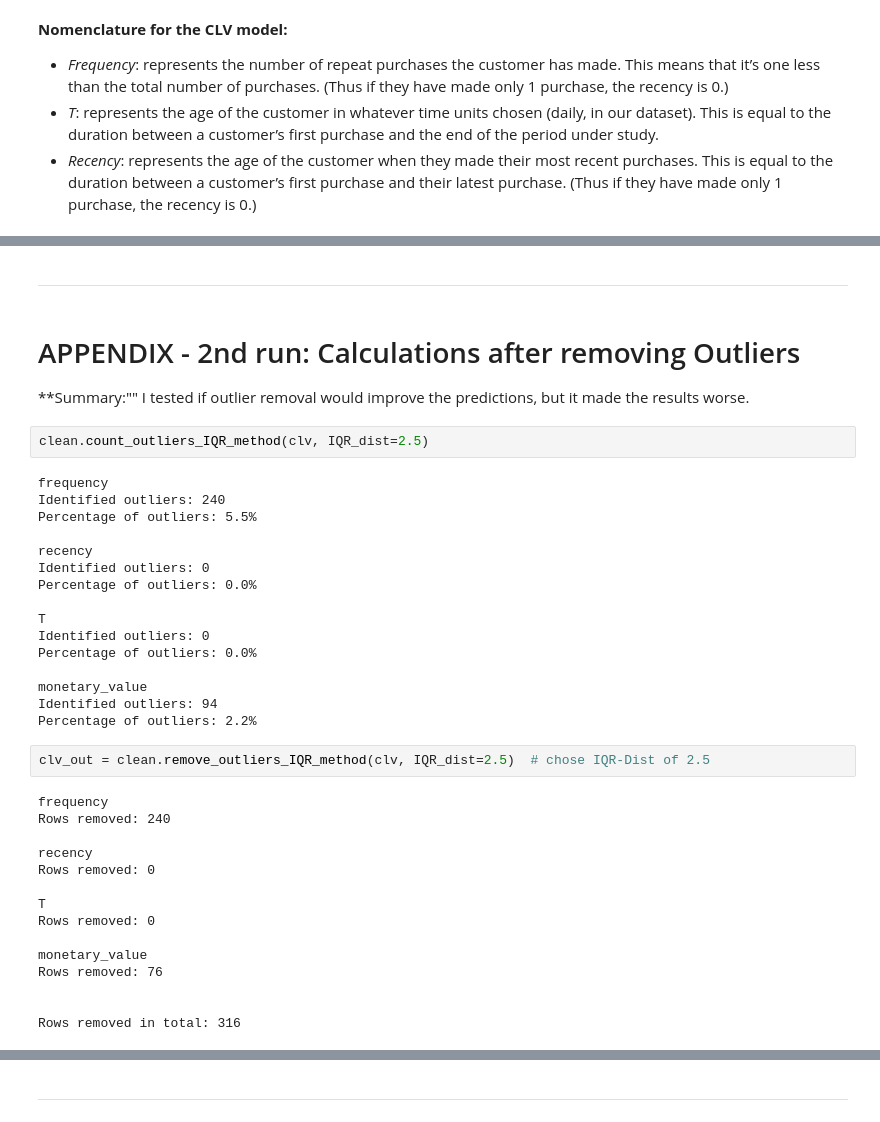
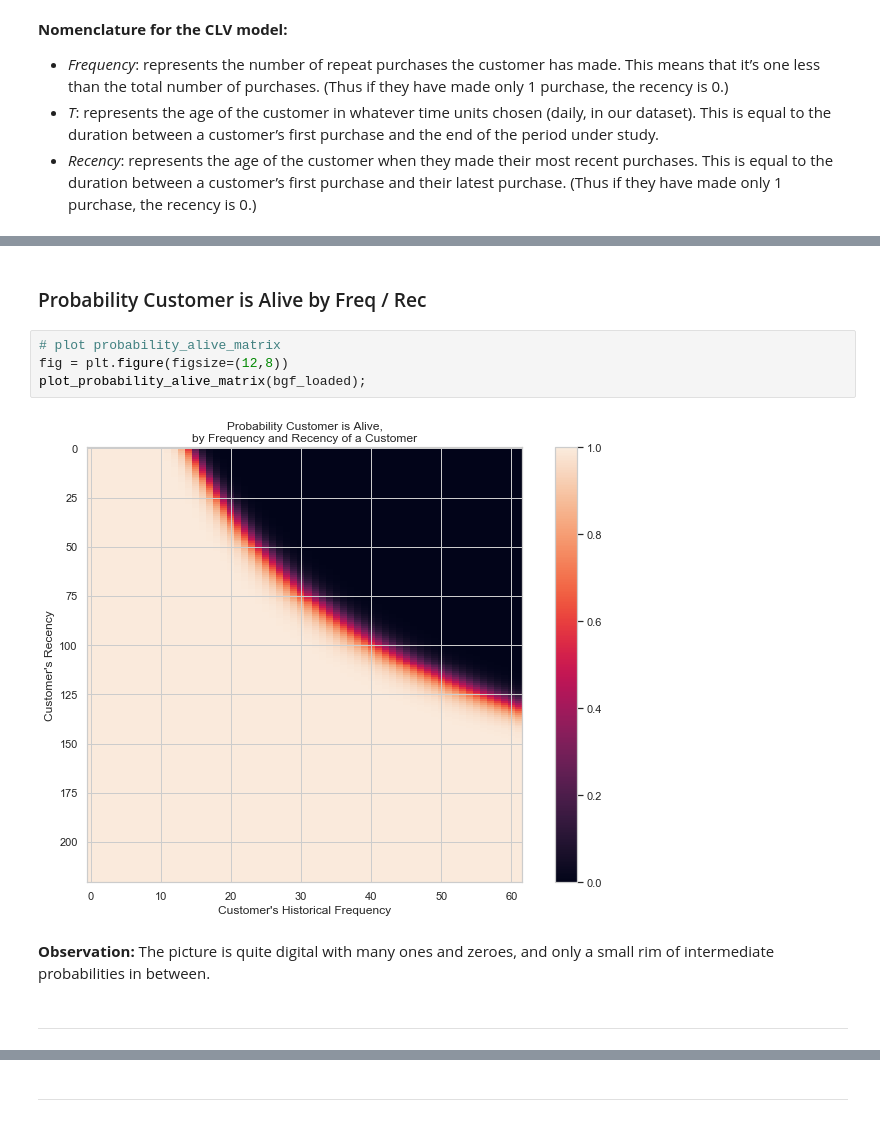
Before and after one commit to rbuerki/projects-ml, a Jupyter notebook: customer_lifetime_value_modelling/3-frequency_recency_analysis.ipynb, the cells around one changed output, grey strips where cells are left out. Drawn from its saved outputs; the diff is of its cells as text.

```diff
--- a/customer_lifetime_value_modelling/3-frequency_recency_analysis.ipynb
+++ b/customer_lifetime_value_modelling/3-frequency_recency_analysis.ipynb
@@ -277,41 +99,12 @@ Observed average value: 477.3803385139518
+# %% [markdown]
+### Probability Customer is Alive by Freq / Rec
+# %%
+# plot probability_alive_matrix
+fig = plt.figure(figsize=(12,8))
+plot_probability_alive_matrix(bgf_loaded);
+# %% [output]
+[figure, added]
+# %% [markdown]
+**Observation:** The picture is quite digital with many ones and zeroes, and only a small rim of intermediate probabilities in between.
 # %% [markdown]
 ---
-# %% [markdown]
-# APPENDIX - 2nd run: Calculations after removing Outliers
-
-**Summary:"" I tested if outlier removal would improve the predictions, but it made the results worse.
-# %%
-clean.count_outliers_IQR_method(clv, IQR_dist=2.5)
-# %% [output]
-frequency
-Identified outliers: 240
-Percentage of outliers: 5.5%
-
-recency
-Identified outliers: 0
-Percentage of outliers: 0.0%
-
-T
-Identified outliers: 0
-Percentage of outliers: 0.0%
-
-monetary_value
-Identified outliers: 94
-Percentage of outliers: 2.2%
-# %%
-clv_out = clean.remove_outliers_IQR_method(clv, IQR_dist=2.5)  # chose IQR-Dist of 2.5
-# %% [output]
-frequency
-Rows removed: 240
-
-recency
-Rows removed: 0
-
-T
-Rows removed: 0
-
-monetary_value
-Rows removed: 76
-
-
-Rows removed in total: 316
```
Also changed, not shown: parts of 51 cells of this notebook, 1 other file.
